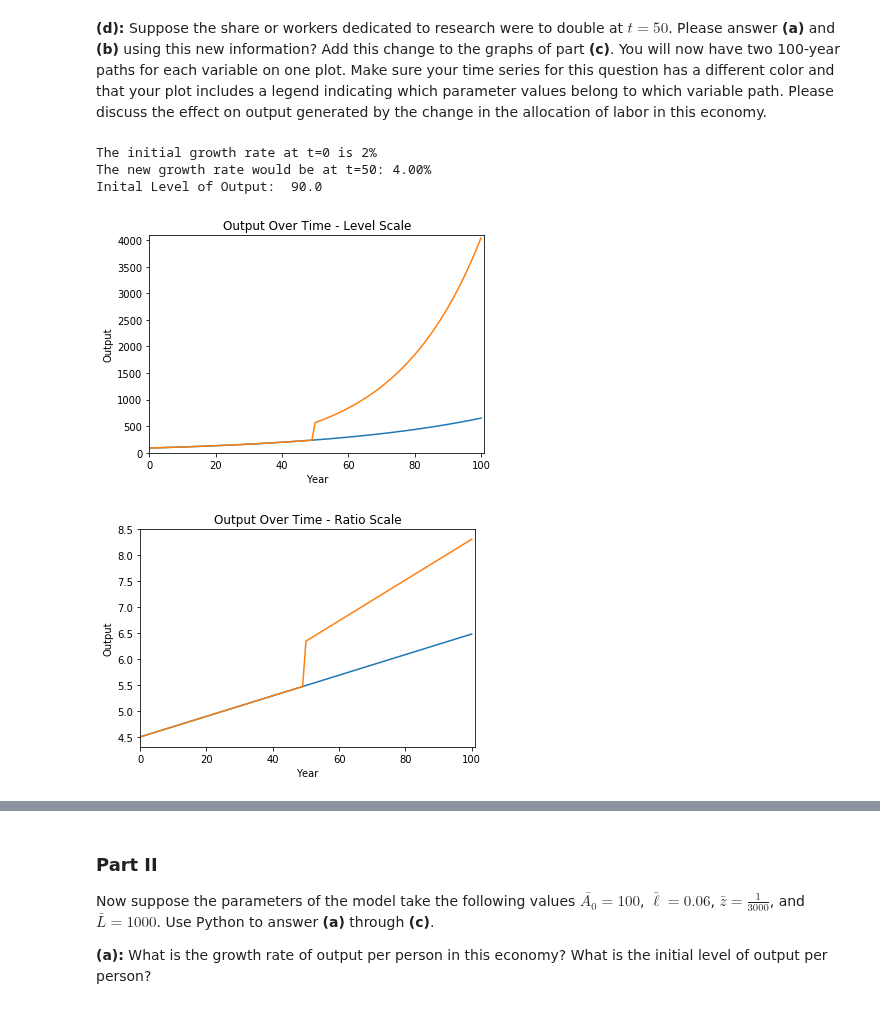
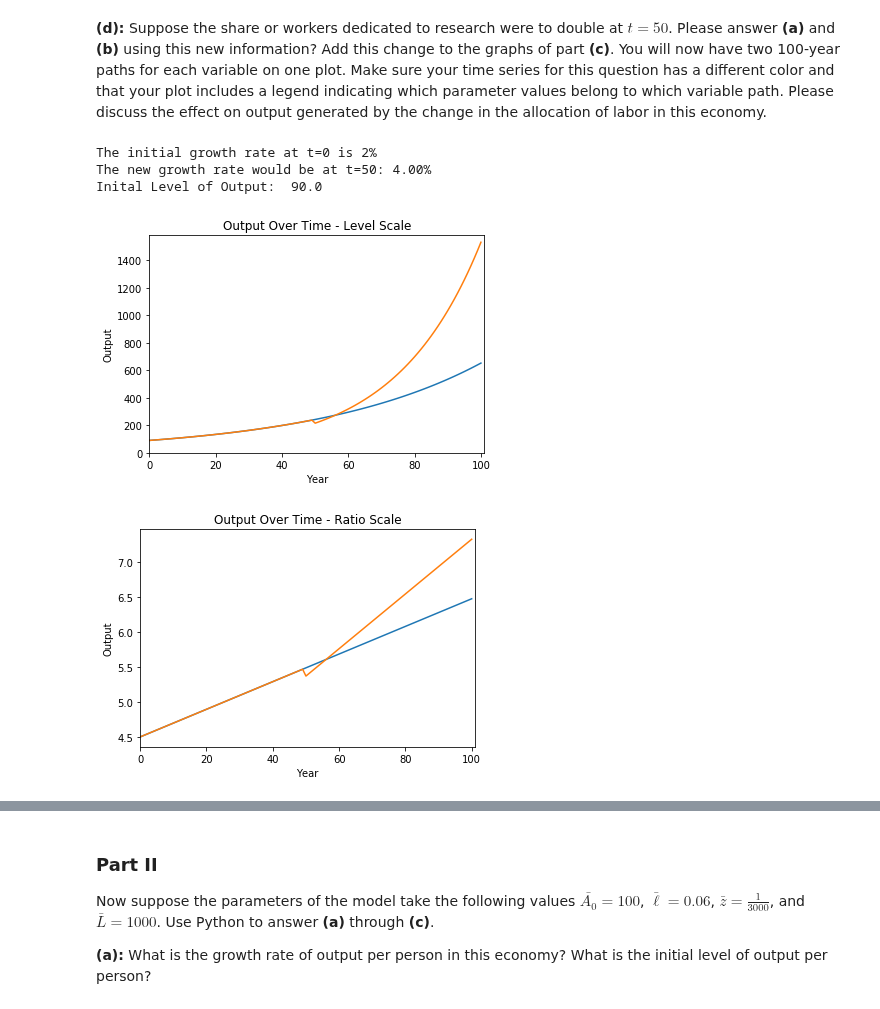
Before and after one commit to dylanjm/econ_381_development, a Jupyter notebook: solution_versions/chapter_06_solutions.ipynb, the cells around one changed output, grey strips where cells are left out. Drawn from its saved outputs; the diff is of its cells as text; code cells hidden in the pictures.

```diff
--- a/solution_versions/chapter_06_solutions.ipynb
+++ b/solution_versions/chapter_06_solutions.ipynb
@@ -129,33 +129,34 @@ print('Inital Level of Output: ', output(A0, l_bar, L_bar, 0))
 
 output_array2 = np.zeros(101)
 
 for i in range(0, 101):
     t = i
     if t < 50:
         output_array2[i] = output(A0, l_bar, L_bar, t)
     else:
-        output_array2[i] = output(A0, l_bar2, L_bar, t)
+        A50=A0 * (1+l_bar * L_bar * z_bar) ** 50
+        output_array2[i] = output(A50, l_bar2, L_bar, t-50)
 
 
 plt.plot(year, output_array, label = 'Growth = 2%')
 plt.plot(year, output_array2, label = 'Growth = 4%')
 plt.xlabel('Year')
 plt.ylabel('Output')
 plt.title('Output Over Time - Level Scale')
 plt.ylim(0, np.max(output_array2)+50)
 plt.xlim(0, year.size)
 plt.show()
 
 plt.plot(year, np.log(output_array), label = 'Growth = 2%')
 plt.plot(year, np.log(output_array2))
 plt.xlabel('Year')
 plt.ylabel('Output')
 plt.title('Output Over Time - Ratio Scale')
 plt.xlim(0, year.size)
 plt.show()
 # %% [output]
 The initial growth rate at t=0 is 2%
 The new growth rate would be at t=50: 4.00%
 Inital Level of Output:  90.0
-[figure, old version]
+[figure, new version]
-[figure, old version]
+[figure, new version]
```
Also changed, not shown: parts of 10 cells of this notebook.
